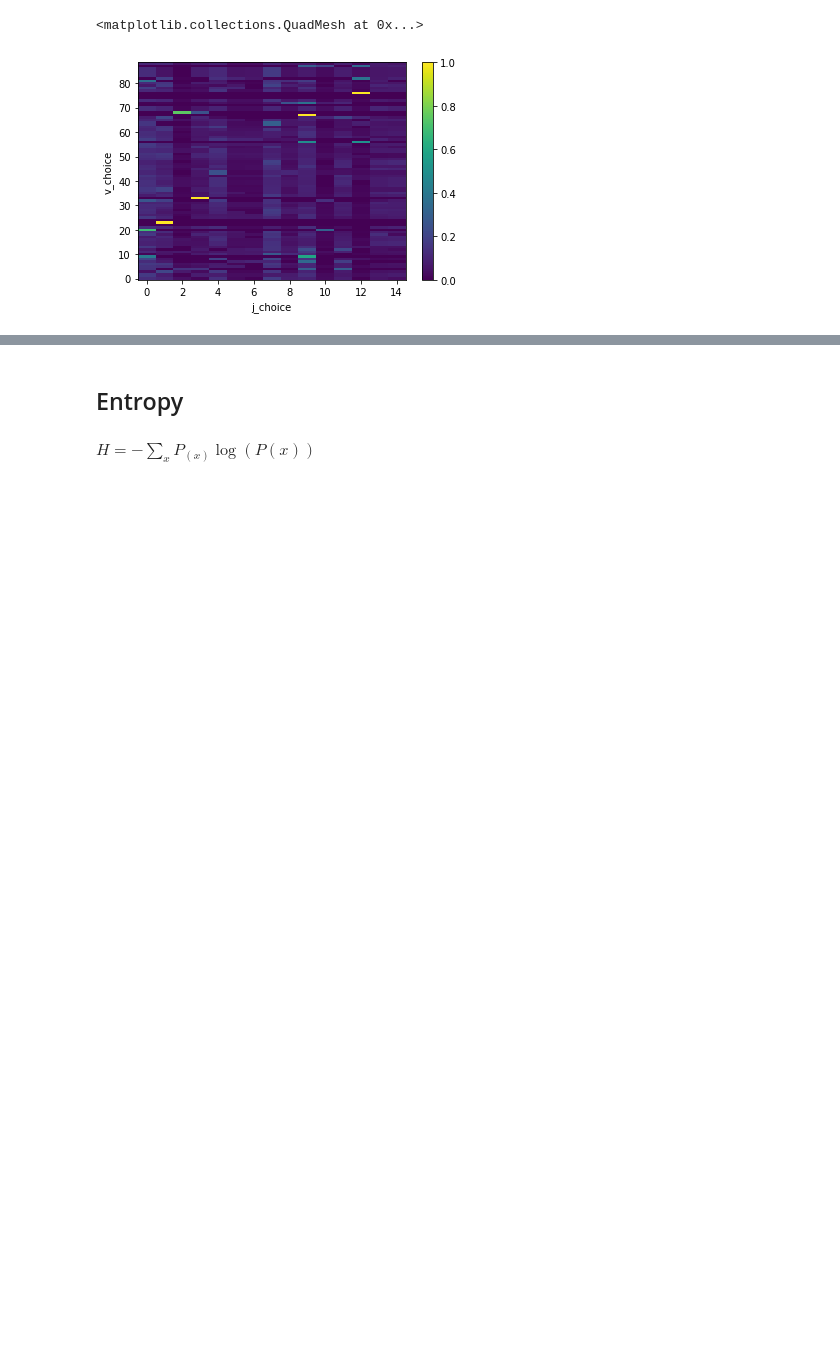
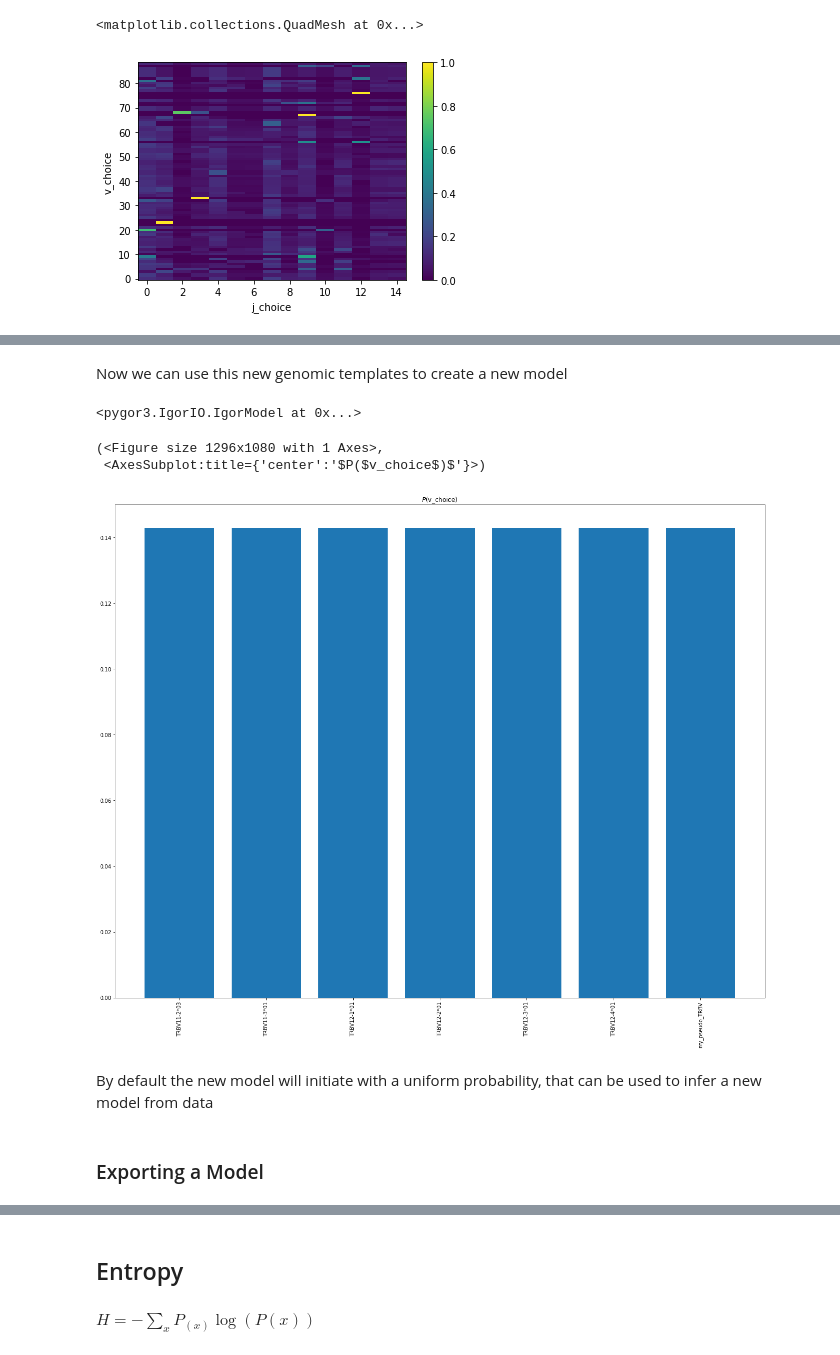
Before and after one commit to statbiophys/pygor3, a Jupyter notebook: docs/build/html/Tutorial.ipynb, the cells around one changed output, grey strips where cells are left out. Saved outputs shown, nothing was run; the diff lists cells and outputs as text; code cells hidden in the pictures; blank space fills up the shorter version.

```diff
--- a/docs/build/html/Tutorial.ipynb
+++ b/docs/build/html/Tutorial.ipynb
@@ -181,0 +443,5 @@ mdl_hb['j_choice'].plot()
+# %%
+df_V = genomic_dict['V'].loc[10:15]
+df_V = df_V.append(new_V_gene_dict, ignore_index=True)
+df_V.index.name='id'
+df_V
@@ -182,2 +458,19 @@ mdl_hb['j_choice'].plot()
+# %% [markdown]
+Now we can use this new genomic templates to create a new model
+# %%
+new_mdl_0 = p3.IgorModel.make_default_VDJ(df_V, genomic_dict['D'], genomic_dict['J'])
+new_mdl_0
+# %% [output]
+<pygor3.IgorIO.IgorModel at 0x...>
+# %%
+new_mdl_0.plot_Event('v_choice')
+# %% [output]
+(<Figure size 1296x1080 with 1 Axes>,
+ <AxesSubplot:title={'center':'$P($v_choice$)$'}>)
+[figure, added]
+# %% [markdown]
+By default the new model will initiate with a uniform probability, that can be used to infer a new model from data
+# %% [markdown]
+### Exporting a Model
 # %%
 fln_output_prefix = "mdl_hb"
```
Also changed, not shown: parts of 87 cells of this notebook, 52 other files.
